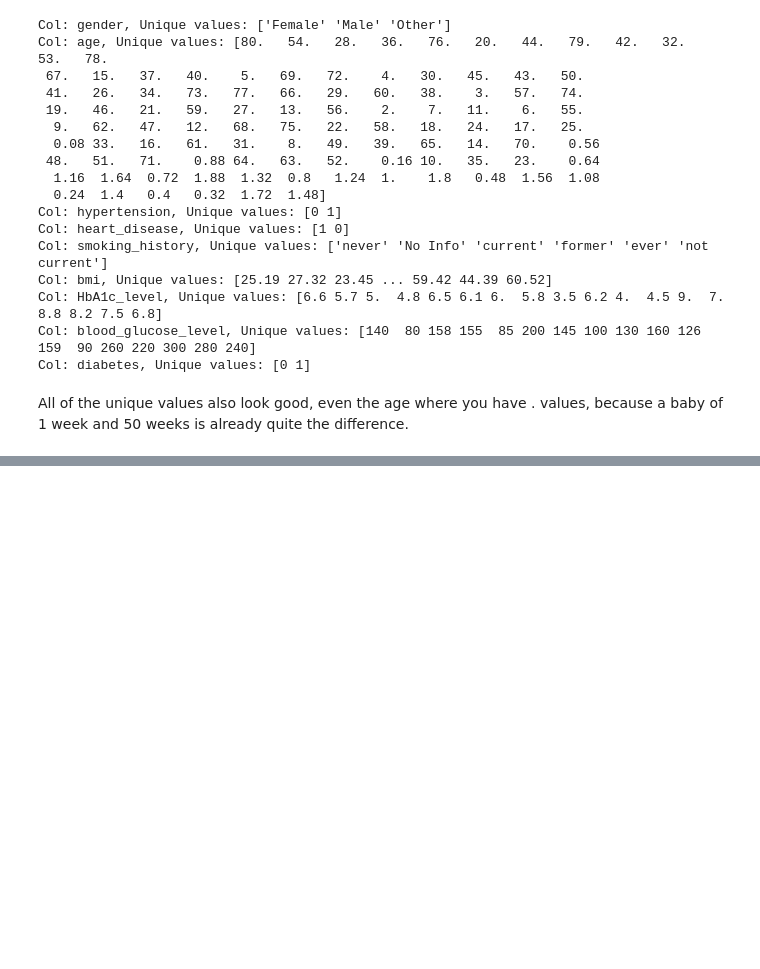
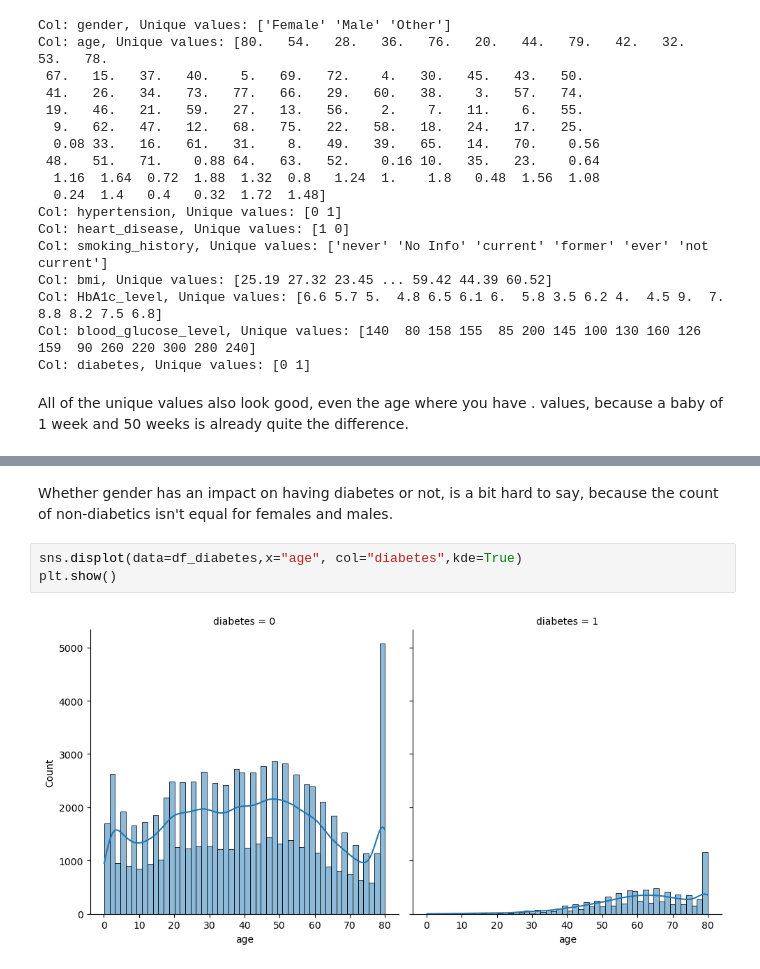
Before and after one commit to jarnoweemen/ML_Practice_Assignments, a Jupyter notebook: Practice 2/Practice 2 - Diabetes.ipynb, the cells around one changed output, grey strips where cells are left out. Saved outputs shown, nothing was run; the diff lists cells and outputs as text; blank space fills up the shorter version.

```diff
--- a/Practice 2/Practice 2 - Diabetes.ipynb
+++ b/Practice 2/Practice 2 - Diabetes.ipynb
@@ -88,0 +133,7 @@ Now that we know the data is ready for use, we can look at a couple of things:
+# %% [markdown]
+Whether gender has an impact on having diabetes or not, is a bit hard to say, because the count of non-diabetics isn't equal for females and males.
+# %%
+sns.displot(data=df_diabetes,x="age", col="diabetes",kde=True)
+plt.show()
+# %% [output]
+[figure, added]
```
Also changed, not shown: parts of 63 cells of this notebook.
